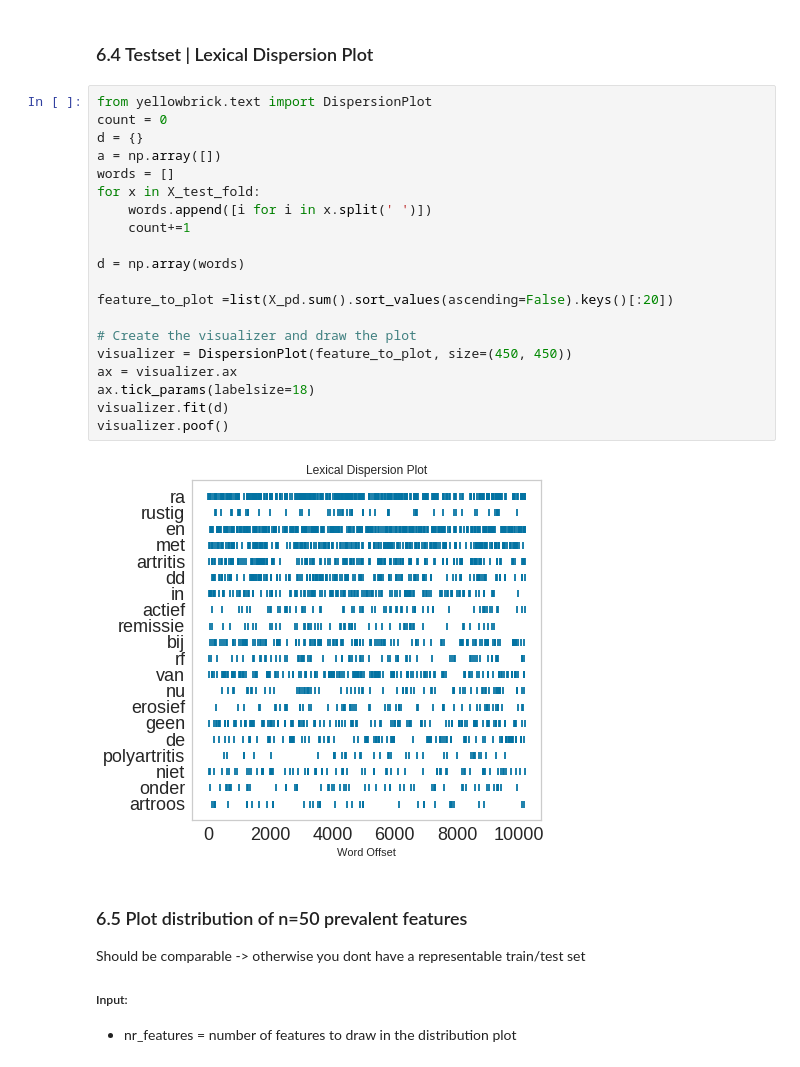
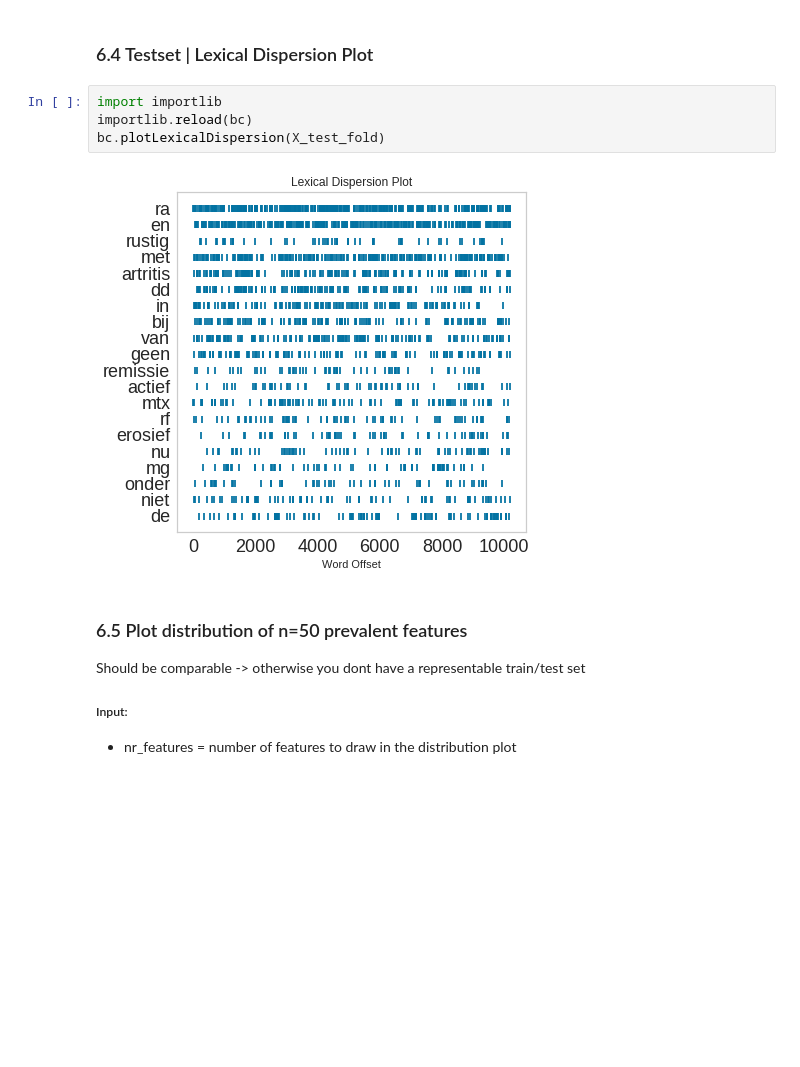
Before and after one commit to levrex/DiagnosisExtraction_ML, a Jupyter notebook: Notebook_Diagnosis_Extraction.ipynb, the cells around one changed output. Cells and saved outputs as stored; diff of their text form; blank space fills up the shorter version.

```diff
--- a/Notebook_Diagnosis_Extraction.ipynb
+++ b/Notebook_Diagnosis_Extraction.ipynb
@@ -463,27 +391,11 @@ visualizer.poof()
 # %% [markdown]
 ### 6.4 Testset | Lexical Dispersion Plot
-# %%
-from yellowbrick.text import DispersionPlot
-count = 0
-d = {}
-a = np.array([])
-words = []
-for x in X_test_fold:
-    words.append([i for i in x.split(' ')])
-    count+=1
-
-d = np.array(words)
-
-feature_to_plot =list(X_pd.sum().sort_values(ascending=False).keys()[:20])
-
-# Create the visualizer and draw the plot
-visualizer = DispersionPlot(feature_to_plot, size=(450, 450))
-ax = visualizer.ax
-ax.tick_params(labelsize=18)
-visualizer.fit(d)
-visualizer.poof()
-# %% [output]
-[figure, removed]
+# %%
+import importlib
+importlib.reload(bc)
+bc.plotLexicalDispersion(X_test_fold)
+# %% [output]
+[figure, added]
 # %% [markdown]
 ### 6.5 Plot distribution of n=50 prevalent features
 Should be comparable -> otherwise you dont have a representable train/test set
```
Also changed, not shown: parts of 14 cells of this notebook, 5 other files.
